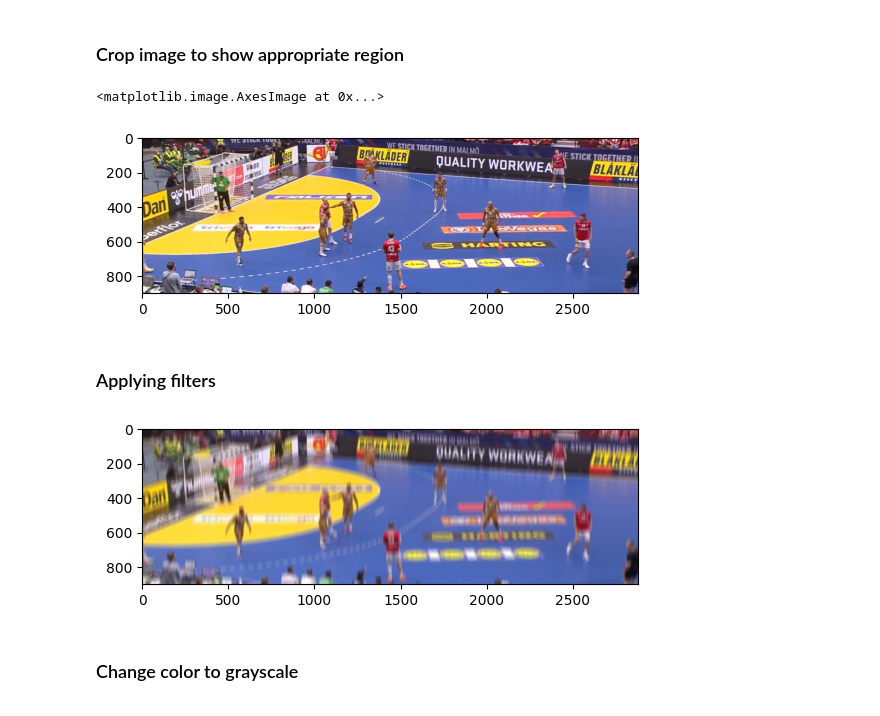
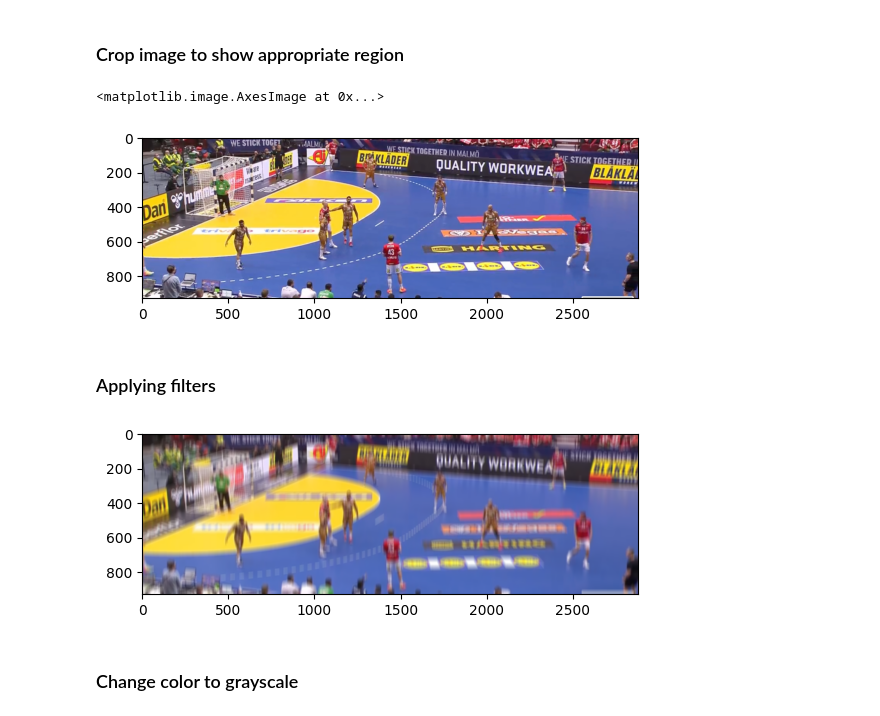
Before and after one commit to gergelyfazekas/handball_ocr, a Jupyter notebook: handball_ocr.ipynb, the cells around one changed output. Drawn from its saved outputs; the diff is of its cells as text; code cells hidden in the pictures.

```diff
--- a/handball_ocr.ipynb
+++ b/handball_ocr.ipynb
@@ -228,17 +233,18 @@ plt.imshow(original_img)
 ### Crop image to show appropriate region
 # %%
 # Crop img to only show the court and players
-cropped_img = original_img[510:1410,:]
+Y_MIN, Y_MAX = 490, 1420
+cropped_img = original_img[Y_MIN:Y_MAX,:]
 plt.imshow(cropped_img)
 # %% [output]
 <matplotlib.image.AxesImage at 0x...>
-[figure, old version]
+[figure, new version]
 # %% [markdown]
 ### Applying filters
 # %%
-filtered_img = filter_img(cropped_img)
+filtered_img = filter_img(cropped_img, mode="long")
 # %% [output]
-[figure, old version]
+[figure, new version]
 # %% [markdown]
 ### Change color to grayscale
 # %%
```
Also changed, not shown: parts of 12 cells of this notebook.
